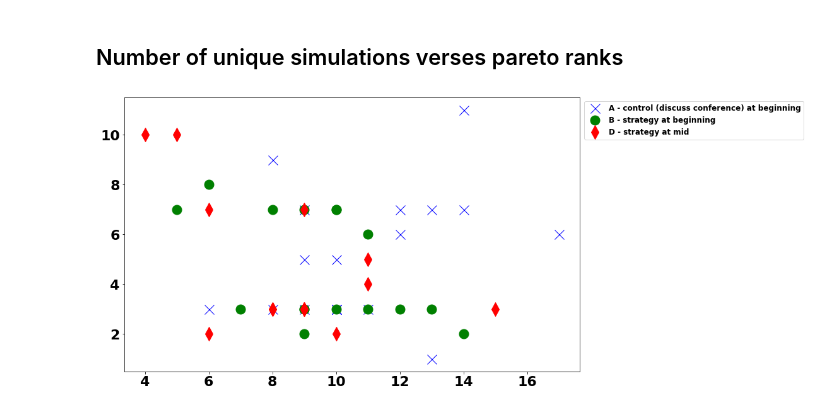
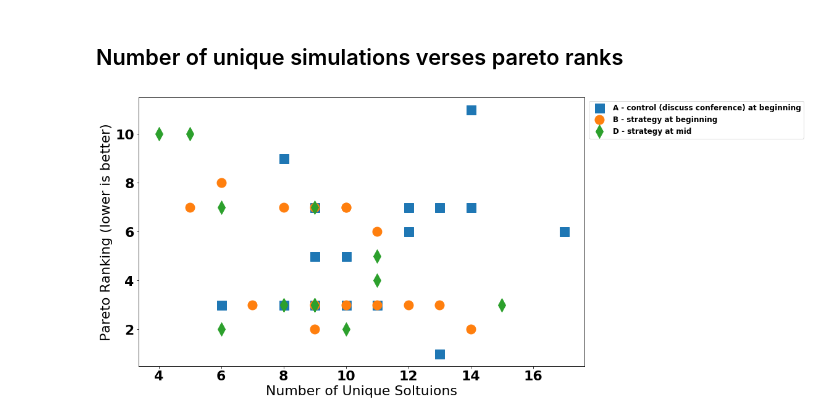
Before and after one commit to MIT-GTL-Open-Source-Public/Learning2019-PostProcessing, a Jupyter notebook: SimpleRankOrdersJupyter/NumberOfSimulationsVsParetoRanks.ipynb, the cells around one changed output. Drawn from its saved outputs; the diff is of its cells as text; code cells hidden in the pictures.

Commit message:
Changed some colors to be consistent with histogram plots

```diff
--- a/SimpleRankOrdersJupyter/NumberOfSimulationsVsParetoRanks.ipynb
+++ b/SimpleRankOrdersJupyter/NumberOfSimulationsVsParetoRanks.ipynb
@@ -127,22 +127,23 @@ with open(DATA_FILE_PARETO, 'r') as csvfile:
 # %%
 paretoRanksA = [analyzed_data[k].pareto_ranks_fine for k in analyzed_data.keys() if analyzed_data[k].condition == 'A' ]
 paretoRanksB = [analyzed_data[k].pareto_ranks_fine for k in analyzed_data.keys() if analyzed_data[k].condition == 'B' ]
 paretoRanksD = [analyzed_data[k].pareto_ranks_fine for k in analyzed_data.keys() if analyzed_data[k].condition == 'D' ]
 
 allData = paretoRanksA + paretoRanksB + paretoRanksD
 
 import scipy.stats
 rankedData = scipy.stats.rankdata(allData, method='dense')
 paretoRanksA = rankedData[0:len(paretoRanksA)]
 paretoRanksB = rankedData[len(paretoRanksA):len(paretoRanksA)+len(paretoRanksB)]
 paretoRanksD = rankedData[len(paretoRanksA)+len(paretoRanksB):]
 
 plt.figure(figsize=golden_ratio*8)
-plt.plot(uniqueSimsA, paretoRanksA, "bx", markersize=15)
-plt.plot(uniqueSimsB, paretoRanksB, "go", markersize=15)
-plt.plot(uniqueSimsD, paretoRanksD, "rd", markersize=15)
-plt.xlabel("Nu")
+plt.plot(uniqueSimsA, paretoRanksA, marker="s", linewidth=0, markersize=15)
+plt.plot(uniqueSimsB, paretoRanksB, marker="o", linewidth=0, markersize=15)
+plt.plot(uniqueSimsD, paretoRanksD, marker="d", linewidth=0, markersize=15)
+plt.xlabel("Number of Unique Soltuions")
+plt.ylabel("Pareto Ranking (lower is better)")
 plt.legend(conditions, fontsize=12, loc='upper right', bbox_to_anchor=(1.5,1))
 plt.show()
 # %% [output]
-[figure, old version]
+[figure, new version]
```
